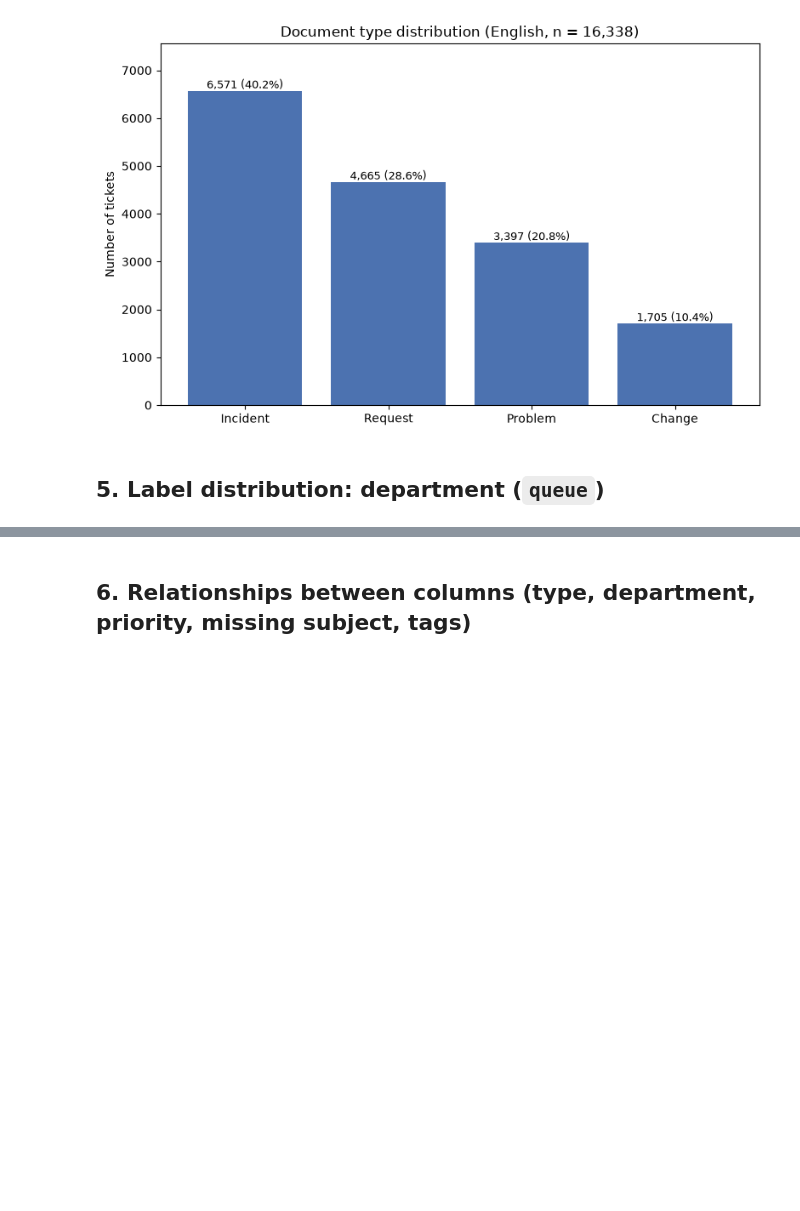
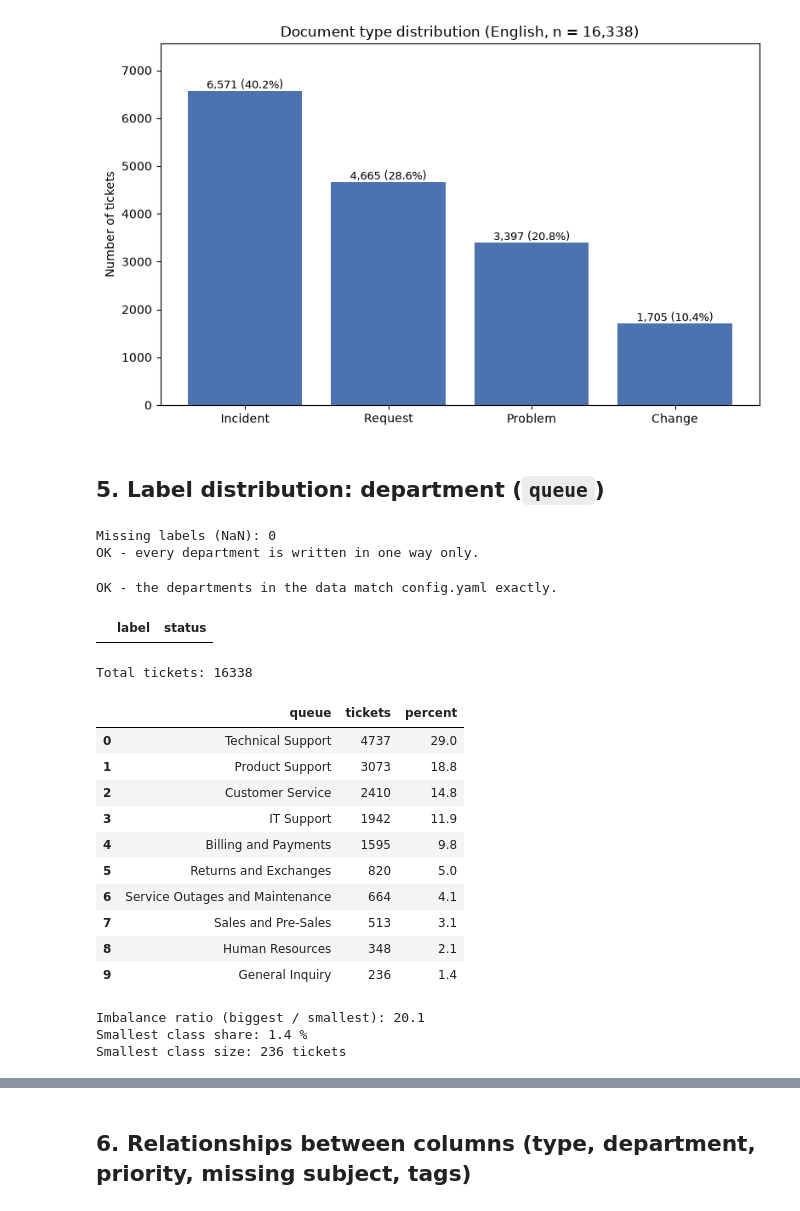
Before and after one commit to nhahub/NHA-5-168, a Jupyter notebook: notebooks/01_eda.ipynb, the cells around one changed output, grey strips where cells are left out. Cells and saved outputs as stored; diff of their text form; code cells hidden in the pictures; blank space fills up the shorter version.

```diff
--- a/notebooks/01_eda.ipynb
+++ b/notebooks/01_eda.ipynb
@@ -539,3 +539,61 @@ plot_label_distribution(type_distribution, "type",
 [figure]
 # %% [markdown]
 ## 5. Label distribution: department (`queue`)
+# %%
+# ===== Cell 5.1: Run C on the department =====
+
+department_spelling_problems = check_label_consistency(english_tickets[department_column])
+
+if len(department_spelling_problems) == 0:
+    print("OK - every department is written in one way only.")
+else:
+    print("Problems found:")
+    for normalized_label, spellings in department_spelling_problems.items():
+        print("  ", normalized_label, "->", spellings)
+# %% [output]
+Missing labels (NaN): 0
+OK - every department is written in one way only.
+# %%
+# ===== Cell 5.2: Run D on the department =====
+
+department_config_problems = compare_with_config(english_tickets[department_column], config["data"]["departments"])
+
+if len(department_config_problems) == 0:
+    print("OK - the departments in the data match config.yaml exactly.")
+department_config_problems
+# %% [output]
+OK - the departments in the data match config.yaml exactly.
+|  | label | status |
+# %%
+# ===== Cell 5.3: Run A on the department =====
+
+department_distribution = count_labels(english_tickets[department_column], "queue")
+print("Total tickets:", department_distribution["tickets"].sum())
+department_distribution
+# %% [output]
+Total tickets: 16338
+|  | queue | tickets | percent |
+| 0 | Technical Support | 4737 | 29.0 |
+| 1 | Product Support | 3073 | 18.8 |
+| 2 | Customer Service | 2410 | 14.8 |
+| 3 | IT Support | 1942 | 11.9 |
+| 4 | Billing and Payments | 1595 | 9.8 |
+| 5 | Returns and Exchanges | 820 | 5.0 |
+| 6 | Service Outages and Maintenance | 664 | 4.1 |
+| 7 | Sales and Pre-Sales | 513 | 3.1 |
+| 8 | Human Resources | 348 | 2.1 |
+| 9 | General Inquiry | 236 | 1.4 |
+# %%
+# ===== Cell 5.4: Run B on the department =====
+
+department_imbalance = imbalance_ratio(department_distribution)
+smallest_department_percent = department_distribution["percent"].min()
+smallest_department_count = department_distribution["tickets"].min()
+
+print("Imbalance ratio (biggest / smallest):", department_imbalance)
+print("Smallest class share:", smallest_department_percent, "%")
+print("Smallest class size:", smallest_department_count, "tickets")
+# %% [output]
+Imbalance ratio (biggest / smallest): 20.1
+Smallest class share: 1.4 %
+Smallest class size: 236 tickets
```
Also changed, not shown: parts of 5 cells of this notebook.
